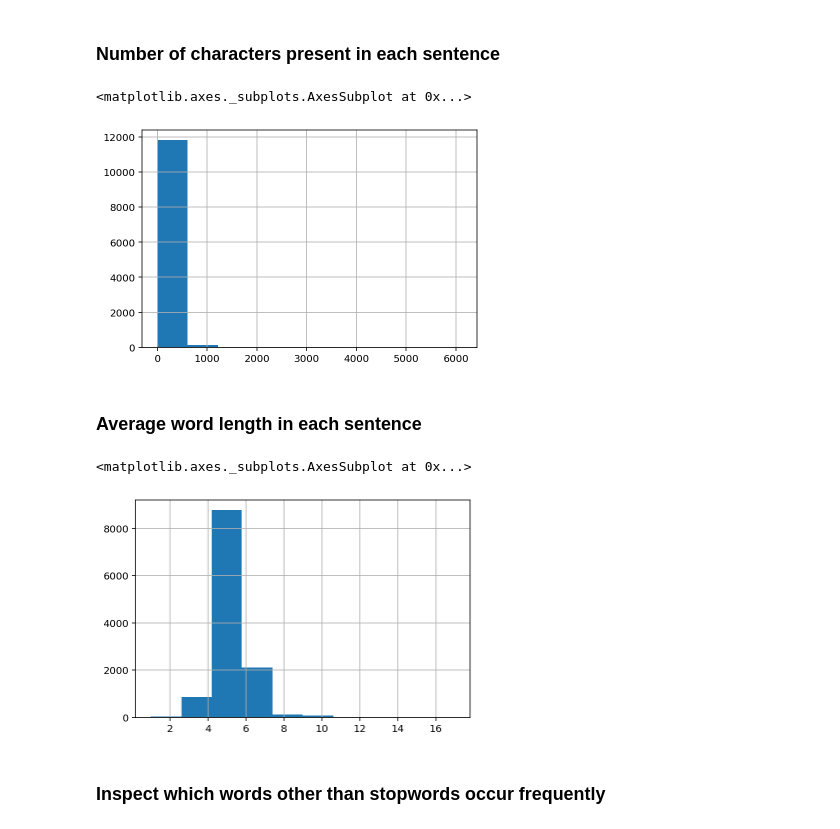
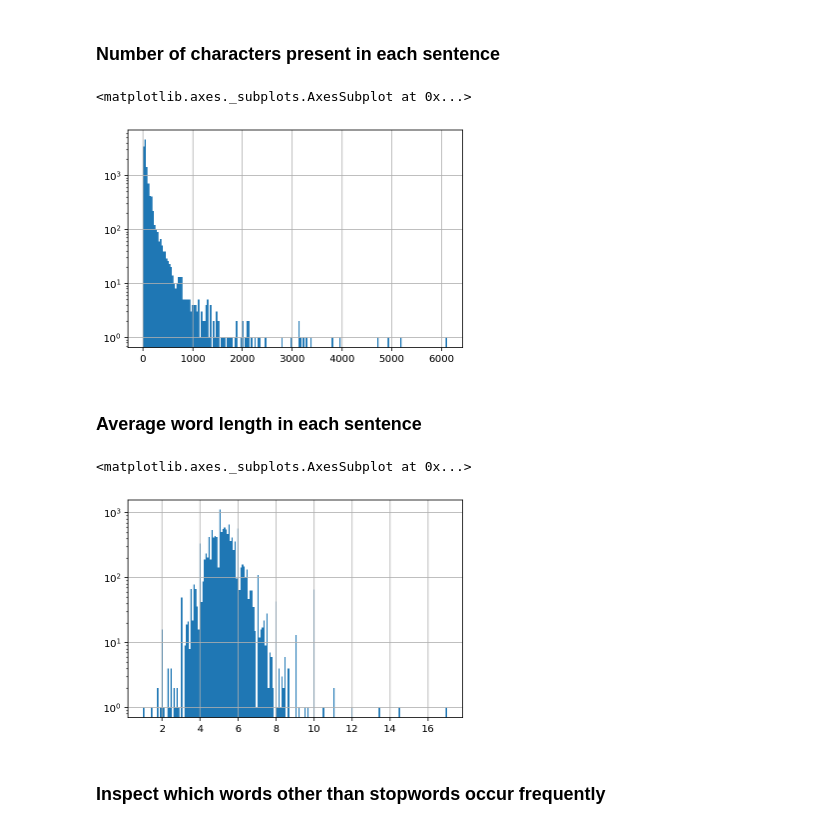
Before and after one commit to Atashnezhad/NLP_Proj2, a Jupyter notebook: Codes/P03_Exploratory data analysis.ipynb, the cells around one changed output. Drawn from its saved outputs; the diff is of its cells as text; code cells hidden in the pictures.

```diff
--- a/Codes/P03_Exploratory data analysis.ipynb
+++ b/Codes/P03_Exploratory data analysis.ipynb
@@ -278,20 +278,20 @@ top_words_overlap
 # %% [markdown]
 ### Number of characters present in each sentence
 # %%
-df_reddit['text_merged'].str.len().hist()
+df_reddit['text_merged'].str.len().hist(bins=200, log=True)
 # plt.xscale('log')
 # %% [output]
 <matplotlib.axes._subplots.AxesSubplot at 0x...>
-[figure, old version]
+[figure, new version]
 # %% [markdown]
 ### Average word length in each sentence
 # %%
 df_reddit['text_merged'].str.split().\
    apply(lambda x : [len(i) for i in x]). \
-   map(lambda x: np.mean(x)).hist()
+   map(lambda x: np.mean(x)).hist(bins=200, log=True)
 # %% [output]
 <matplotlib.axes._subplots.AxesSubplot at 0x...>
-[figure, old version]
+[figure, new version]
 # %% [markdown]
 ### Inspect which words other than stopwords occur frequently
 # %%
```
Also changed, not shown: parts of 14 cells of this notebook.
